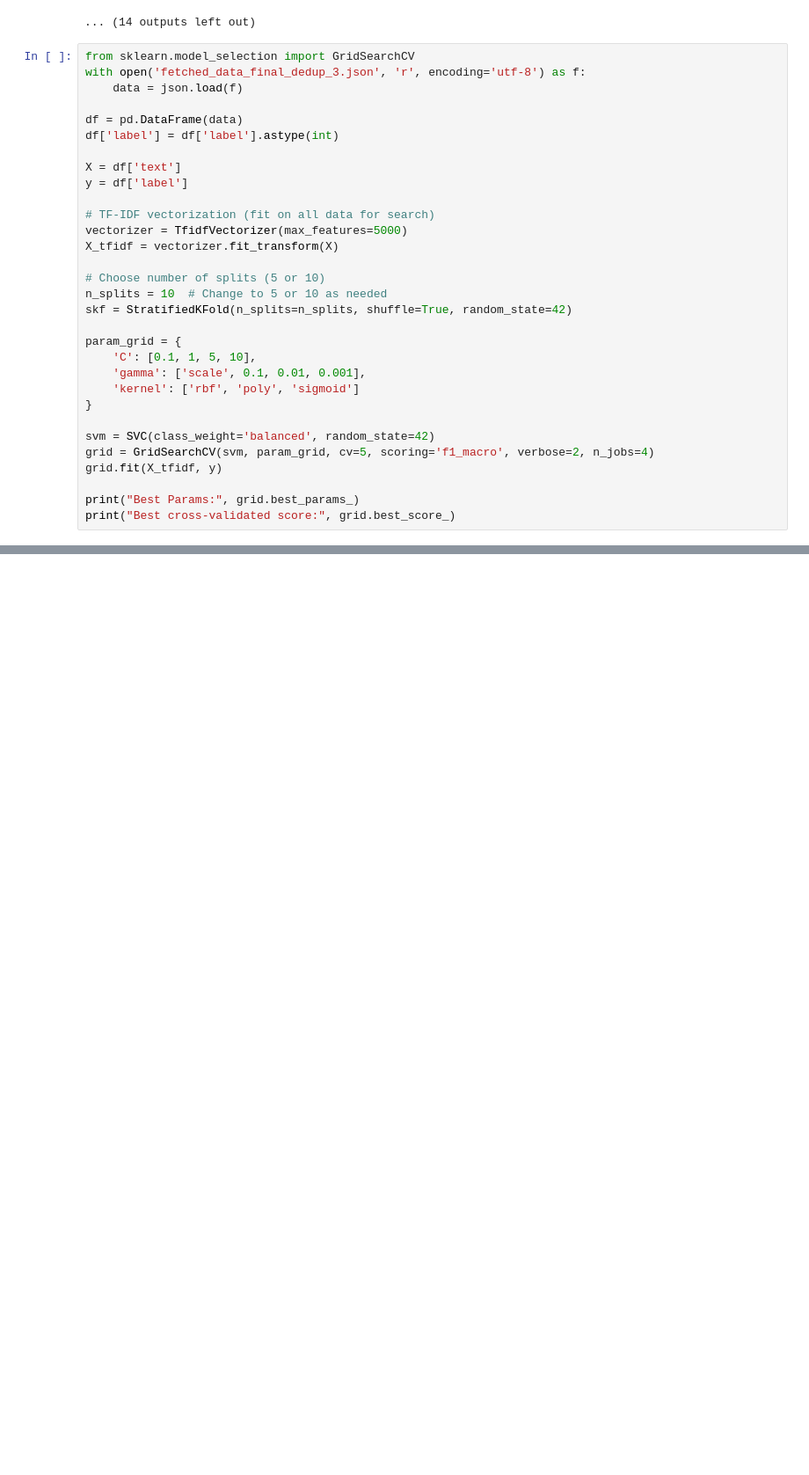
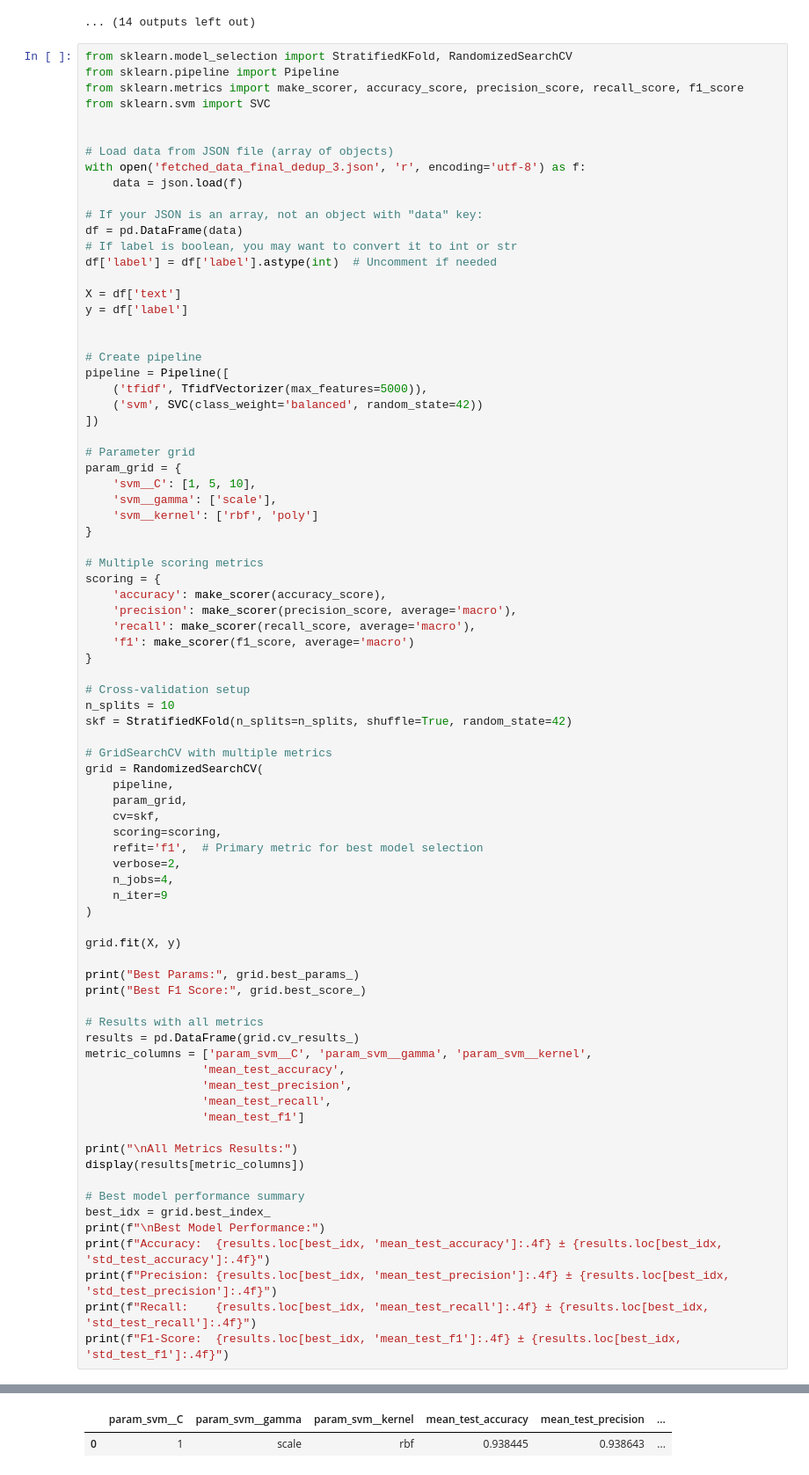
Before and after one commit to M4RV3L24/Online-Gambling-Detection-using-IndoBERTweet, a Jupyter notebook: Models/RF_TFIDF/prototype.ipynb, the cells around one changed output, grey strips where cells are left out. Shown: that part at 88% size. Cells and saved outputs as stored; diff of their text form; blank space fills up the shorter version.

```diff
--- a/Models/RF_TFIDF/prototype.ipynb
+++ b/Models/RF_TFIDF/prototype.ipynb
@@ -542,34 +544,83 @@ Fold 6: 0.9417391304347826
 | weighted avg | 0.942818 | 0.941739 | 0.941759 | 1150.000000 |
 ... (14 outputs left out)
 # %%
-from sklearn.model_selection import GridSearchCV
+from sklearn.model_selection import StratifiedKFold, RandomizedSearchCV
+from sklearn.pipeline import Pipeline
+from sklearn.metrics import make_scorer, accuracy_score, precision_score, recall_score, f1_score
+from sklearn.svm import SVC
+
+
+# Load data from JSON file (array of objects)
 with open('fetched_data_final_dedup_3.json', 'r', encoding='utf-8') as f:
     data = json.load(f)
 
+# If your JSON is an array, not an object with "data" key:
 df = pd.DataFrame(data)
-df['label'] = df['label'].astype(int)
+# If label is boolean, you may want to convert it to int or str
+df['label'] = df['label'].astype(int)  # Uncomment if needed
 
 X = df['text']
 y = df['label']
 
-# TF-IDF vectorization (fit on all data for search)
-vectorizer = TfidfVectorizer(max_features=5000)
-X_tfidf = vectorizer.fit_transform(X)
 
-# Choose number of splits (5 or 10)
-n_splits = 10  # Change to 5 or 10 as needed
+# Create pipeline
+pipeline = Pipeline([
+    ('tfidf', TfidfVectorizer(max_features=5000)),
+    ('svm', SVC(class_weight='balanced', random_state=42))
+])
+
+# Parameter grid
+param_grid = {
+    'svm__C': [1, 5, 10],
+    'svm__gamma': ['scale'],
+    'svm__kernel': ['rbf', 'poly']
+}
+
+# Multiple scoring metrics
+scoring = {
+    'accuracy': make_scorer(accuracy_score),
+    'precision': make_scorer(precision_score, average='macro'),
+    'recall': make_scorer(recall_score, average='macro'),
+    'f1': make_scorer(f1_score, average='macro')
+}
+
+# Cross-validation setup
+n_splits = 10
 skf = StratifiedKFold(n_splits=n_splits, shuffle=True, random_state=42)
 
-param_grid = {
-    'C': [0.1, 1, 5, 10],
-    'gamma': ['scale', 0.1, 0.01, 0.001],
-    'kernel': ['rbf', 'poly', 'sigmoid']
-}
+# GridSearchCV with multiple metrics
+grid = RandomizedSearchCV(
+    pipeline,
+    param_grid,
+    cv=skf,
+    scoring=scoring,
+    refit='f1',  # Primary metric for best model selection
+    verbose=2,
+    n_jobs=4,
+    n_iter=9
+)
 
-svm = SVC(class_weight='balanced', random_state=42)
-grid = GridSearchCV(svm, param_grid, cv=5, scoring='f1_macro', verbose=2, n_jobs=4)
-grid.fit(X_tfidf, y)
+grid.fit(X, y)
 
 print("Best Params:", grid.best_params_)
-print("Best cross-validated score:", grid.best_score_)
+print("Best F1 Score:", grid.best_score_)
+
+# Results with all metrics
+results = pd.DataFrame(grid.cv_results_)
+metric_columns = ['param_svm__C', 'param_svm__gamma', 'param_svm__kernel',
+                 'mean_test_accuracy',
+                 'mean_test_precision',
+                 'mean_test_recall',
+                 'mean_test_f1']
+
+print("\nAll Metrics Results:")
+display(results[metric_columns])
+
+# Best model performance summary
+best_idx = grid.best_index_
+print(f"\nBest Model Performance:")
+print(f"Accuracy:  {results.loc[best_idx, 'mean_test_accuracy']:.4f} ± {results.loc[best_idx, 'std_test_accuracy']:.4f}")
+print(f"Precision: {results.loc[best_idx, 'mean_test_precision']:.4f} ± {results.loc[best_idx, 'std_test_precision']:.4f}")
+print(f"Recall:    {results.loc[best_idx, 'mean_test_recall']:.4f} ± {results.loc[best_idx, 'std_test_recall']:.4f}")
+print(f"F1-Score:  {results.loc[best_idx, 'mean_test_f1']:.4f} ± {results.loc[best_idx, 'std_test_f1']:.4f}")
 # %% [output]
@@ -578,0 +632,2 @@ Best cross-validated score: 0.8924700075144532
+|  | param_svm__C | param_svm__gamma | param_svm__kernel | mean_test_accuracy | mean_test_precision | ... |
+| 0 | 1 | scale | rbf | 0.938445 | 0.938643 | ... |
```
Also changed, not shown: parts of 4 cells of this notebook, 7 other files.
